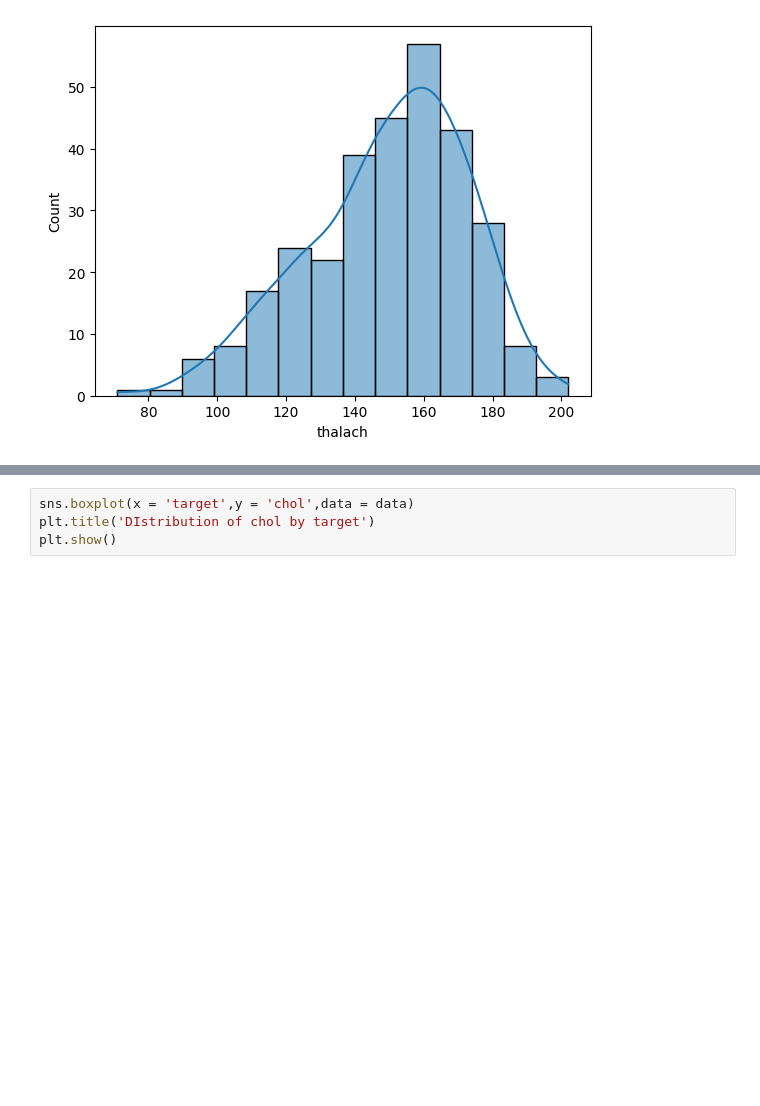
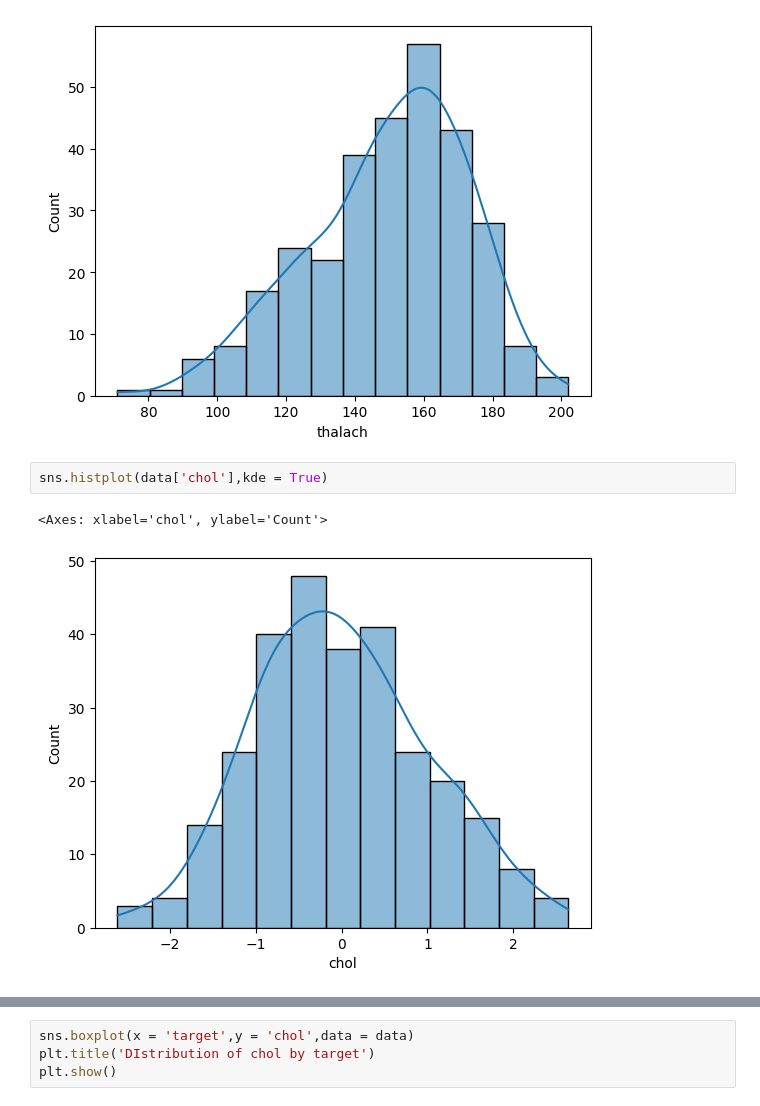
Before and after one commit to Ashamaro/Heart_Explolatory_Analysis, a Jupyter notebook: Untitled.ipynb, the cells around one changed output, grey strips where cells are left out. Saved outputs shown, nothing was run; the diff lists cells and outputs as text; blank space fills up the shorter version.

```diff
--- a/Untitled.ipynb
+++ b/Untitled.ipynb
@@ -146,3 +146,8 @@ sns.histplot(data['thalach'],kde = True)
 # %% [output]
 <Axes: xlabel='thalach', ylabel='Count'>
 [figure]
+# %%
+sns.histplot(data['chol'],kde = True)
+# %% [output]
+<Axes: xlabel='chol', ylabel='Count'>
+[figure, added]
```
Also changed, not shown: parts of 20 cells of this notebook.
